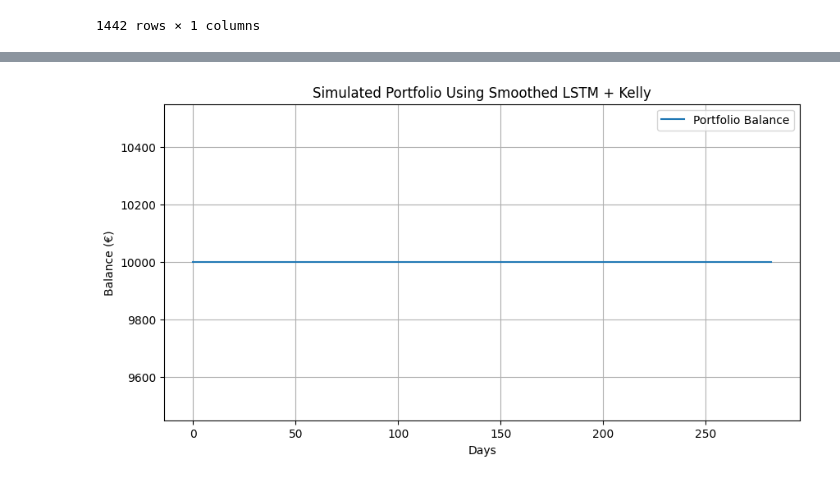
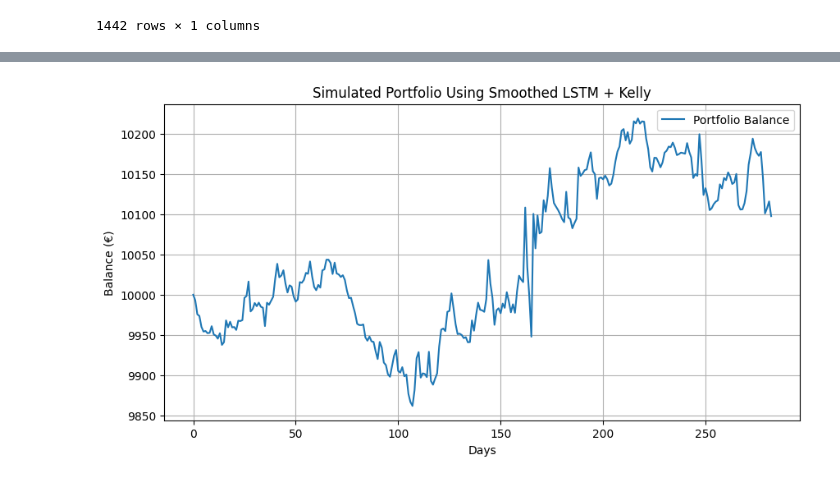
Before and after one commit to Neelgrevy92/deep-learning-stock-forecast, a Jupyter notebook: notebook.ipynb, the cells around one changed output, grey strips where cells are left out. Cells and saved outputs as stored; diff of their text form; code cells hidden in the pictures.

Commit message:
v2
added a working backtest and a baseline Backtest with a semi realistic kelly criterion derived from the MSE of the LSTM !

```diff
--- a/notebook.ipynb
+++ b/notebook.ipynb
@@ -200,60 +200,69 @@ plt.show()
 # %%
-import numpy as np
-import matplotlib.pyplot as plt
-import pandas as pd
+"""
+More complete backtest strategy,more conservative, work in progress
+"""
+# --- Params ---
+initial_balance = 10000
+max_fraction = 0.1    # % max of total capital per trade
+stop_loss = 0.02      # 2% Stop loss
+take_profit = 0.03    # 3%
+threshold = 0.001     # minmium delta for signal
 
-# --- Paramètres ---
-initial_balance = 10000
-max_fraction = 0.1    # fraction max du capital par trade
-stop_loss = 0.02      # perte max 2% par trade
-take_profit = 0.03    # gain max 3% par trade
-threshold = 0.001     # delta minimum pour trader
 
-# --- Signal lissé ---
+
+
+# --- Signal ---
 y_pred_smooth = pd.Series(y_test_pred.flatten()).ewm(span=3).mean().values
 signal = np.where((y_pred_smooth - y_test.flatten()) > threshold, 1,
                   np.where((y_pred_smooth - y_test.flatten()) < -threshold, -1, 0))
 
-# --- Aligner les longueurs pour daily returns ---
+# --- Align lenghts for daily returns ---
 daily_returns = np.diff(y_test.flatten()) / y_test[:-1].flatten()
 signal = signal[:-1]
 
-# --- Estimation de probabilité de gain (simple) ---
-p_est = np.mean(y_train_pred.flatten() > y_train.flatten())
+# --- derivating probabilty for Kelly criterion from noemalized MSE ---
+
+mse = np.mean((y_test_pred.flatten() - y_test.flatten())**2)
+sigma_price2 = np.var(y_test.flatten())
+
+# probability estimation from mse
+p_est = 1 / (1 + mse / sigma_price2)
+p_est = np.clip(p_est, 0.01, 0.99)  # avoid 0 or 1
+
 
 # --- Backtest ---
 balance = initial_balance
 balances = [balance]
 position = 0  # 1 = long, -1 = short, 0 = cash
 
 for i in range(len(daily_returns)):
-    # changer de position seulement si signal différent
+    # change position if signal !=
     if signal[i] != 0 and signal[i] != position:
         position = signal[i]
 
-    # fraction Kelly conservatrice
-    b = 1  # odds 1:1 pour spot trading
+    # Kelly
+    b = 1  # odds 1:1 for spot trading
     f = (p_est * b - (1 - p_est)) / b
     f = np.clip(f, 0, max_fraction)
 
-    # calcul PnL
+    # PnL compute
     pnl = f * daily_returns[i] * position
 
-    # appliquer stop-loss / take-profit
+    # apply TP / SL
     pnl = np.clip(pnl, -stop_loss, take_profit)
 
-    # mise à jour du solde
+    # balance update
     balance += balance * pnl
     balances.append(balance)
 
 # --- Plot ---
 plt.figure(figsize=(10,5))
 plt.plot(balances, label='Portfolio Balance')
 plt.title('Simulated Portfolio Using Smoothed LSTM + Kelly')
 plt.xlabel('Days')
 plt.ylabel('Balance (€)')
 plt.grid(True)
 plt.legend()
 plt.show()
 # %% [output]
-[figure, old version]
+[figure, new version]
```
Also changed, not shown: parts of 8 cells of this notebook.
